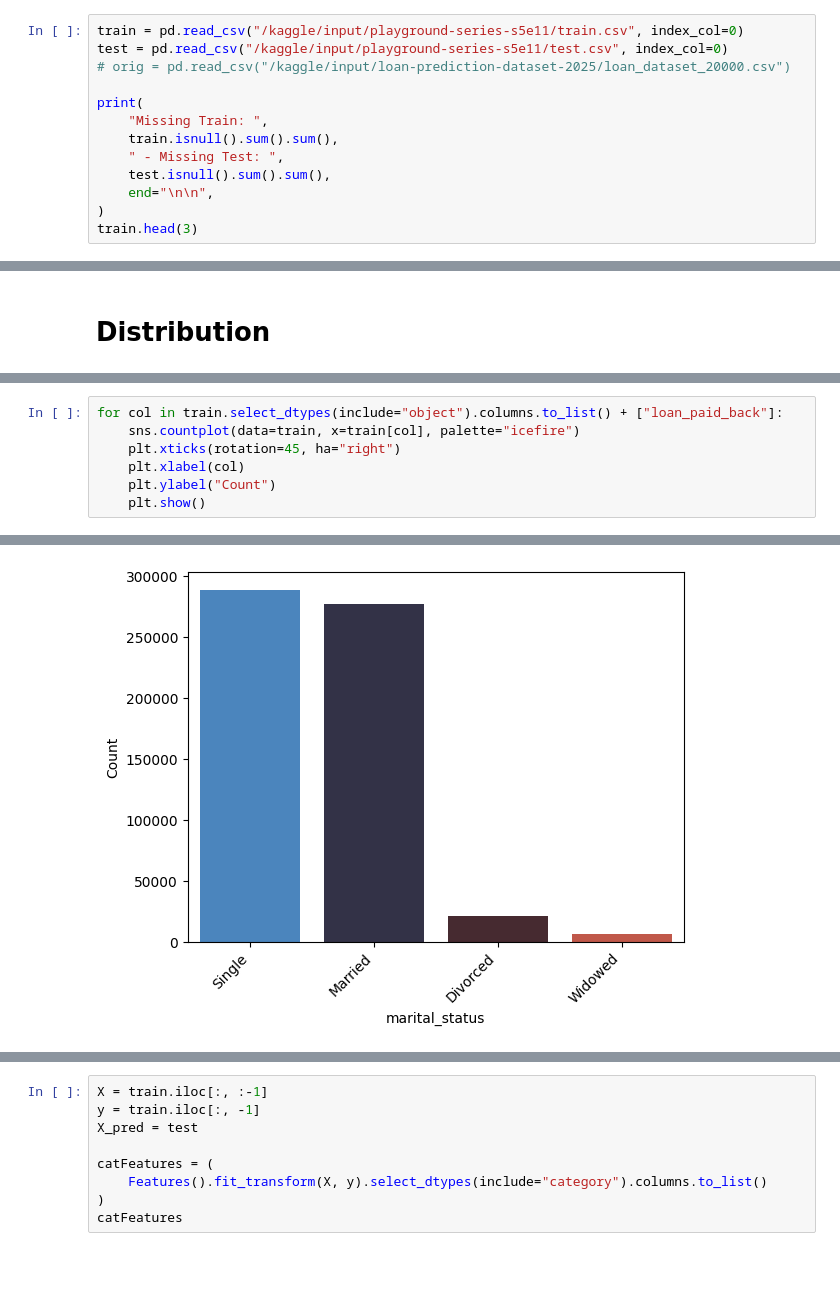
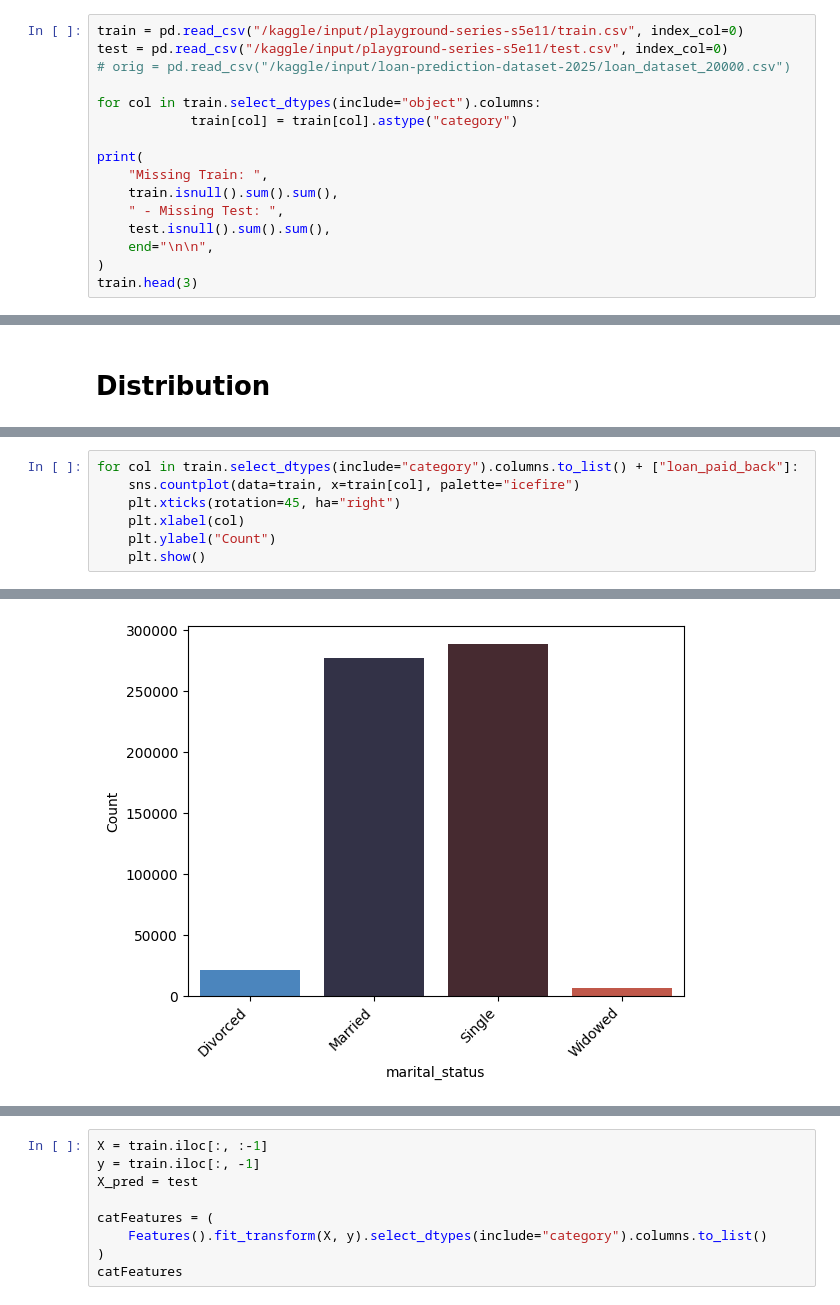
Before and after one commit to Frissie/Kaggle, a Jupyter notebook: PlayGround/S5E11/predicting-loan-payback-s5e11-xgboost.ipynb, the cells around one changed output, grey strips where cells are left out. Drawn from its saved outputs; the diff is of its cells as text; blank space fills up the shorter version.

Commit message:
Kaggle Notebook | Predicting Loan Payback | S5E11 | XGBoost | Version 3

```diff
--- a/PlayGround/S5E11/predicting-loan-payback-s5e11-xgboost.ipynb
+++ b/PlayGround/S5E11/predicting-loan-payback-s5e11-xgboost.ipynb
@@ -27,6 +27,9 @@ sns.set_palette("icefire")
 train = pd.read_csv("/kaggle/input/playground-series-s5e11/train.csv", index_col=0)
 test = pd.read_csv("/kaggle/input/playground-series-s5e11/test.csv", index_col=0)
 # orig = pd.read_csv("/kaggle/input/loan-prediction-dataset-2025/loan_dataset_20000.csv")
+
+for col in train.select_dtypes(include="object").columns:
+            train[col] = train[col].astype("category")
 
 print(
     "Missing Train: ",
@@ -85,10 +88,10 @@ memory usage: 58.9+ MB
 # %%
-for col in train.select_dtypes(include="object").columns.to_list() + ["loan_paid_back"]:
+for col in train.select_dtypes(include="category").columns.to_list() + ["loan_paid_back"]:
     sns.countplot(data=train, x=train[col], palette="icefire")
     plt.xticks(rotation=45, ha="right")
     plt.xlabel(col)
     plt.ylabel("Count")
     plt.show()
 # %% [output]
 [figure]
-[figure, old version]
+[figure, new version]
```
Also changed, not shown: parts of 13 cells of this notebook.
